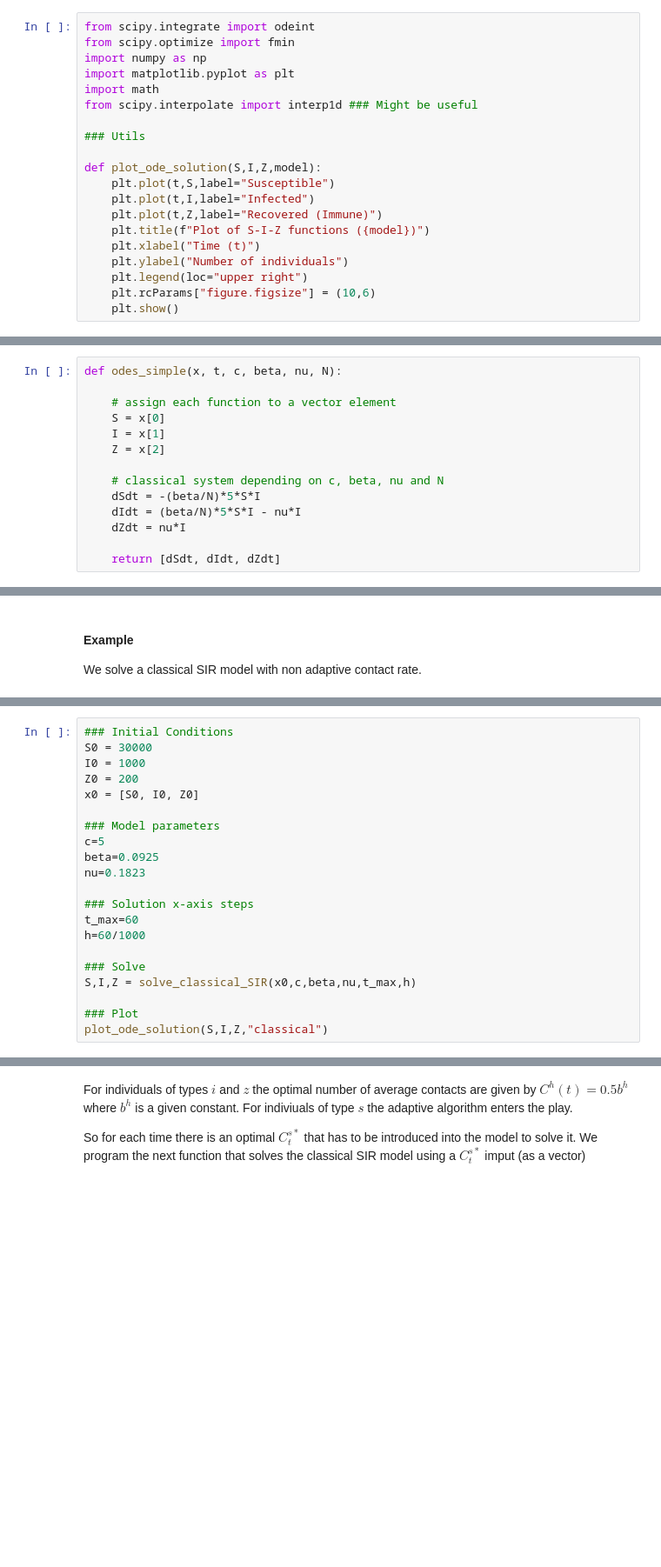
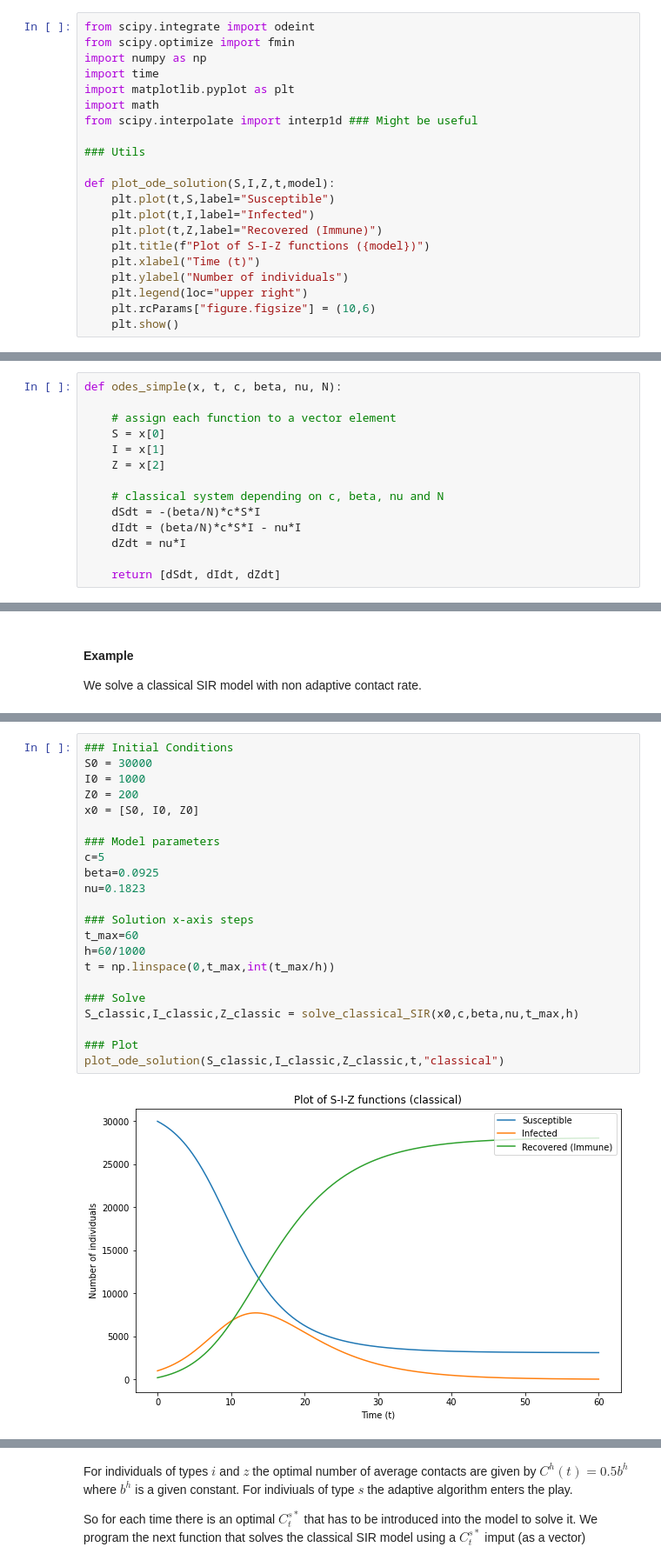
Before and after one commit to JimmyCalvoMonge/adaptive, a Jupyter notebook: design/Solving_PDE.ipynb, the cells around one changed output, grey strips where cells are left out. Shown: that part at 87% size. Cells and saved outputs as stored; diff of their text form; blank space fills up the shorter version.

```diff
--- a/design/Solving_PDE.ipynb
+++ b/design/Solving_PDE.ipynb
@@ -20,13 +20,14 @@ Depending on the value of the constant $C(\cdot) \in \mathbb{R}_{>0}$.
 from scipy.integrate import odeint
 from scipy.optimize import fmin
 import numpy as np
+import time
 import matplotlib.pyplot as plt
 import math
 from scipy.interpolate import interp1d ### Might be useful
 
 ### Utils
 
-def plot_ode_solution(S,I,Z,model):
+def plot_ode_solution(S,I,Z,t,model):
     plt.plot(t,S,label="Susceptible")
     plt.plot(t,I,label="Infected")
     plt.plot(t,Z,label="Recovered (Immune)")
@@ -47,8 +48,8 @@ def odes_simple(x, t, c, beta, nu, N):
     Z = x[2]
 
     # classical system depending on c, beta, nu and N
-    dSdt = -(beta/N)*5*S*I
-    dIdt = (beta/N)*5*S*I - nu*I
+    dSdt = -(beta/N)*c*S*I
+    dIdt = (beta/N)*c*S*I - nu*I
     dZdt = nu*I
 
     return [dSdt, dIdt, dZdt]
@@ -80,24 +81,27 @@ def solve_classical_SIR(x0,c,beta,nu,t_max,h):
 # %%
 ### Initial Conditions
 S0 = 30000
 I0 = 1000
 Z0 = 200
 x0 = [S0, I0, Z0]
 
 ### Model parameters
 c=5
 beta=0.0925
 nu=0.1823
 
 ### Solution x-axis steps
 t_max=60
 h=60/1000
+t = np.linspace(0,t_max,int(t_max/h))
 
 ### Solve
-S,I,Z = solve_classical_SIR(x0,c,beta,nu,t_max,h)
+S_classic,I_classic,Z_classic = solve_classical_SIR(x0,c,beta,nu,t_max,h)
 
 ### Plot
-plot_ode_solution(S,I,Z,"classical")
+plot_ode_solution(S_classic,I_classic,Z_classic,t,"classical")
+# %% [output]
+[figure, added]
 # %% [markdown]
 #### Adaptive approach
 
```
Also changed, not shown: parts of 10 cells of this notebook.
